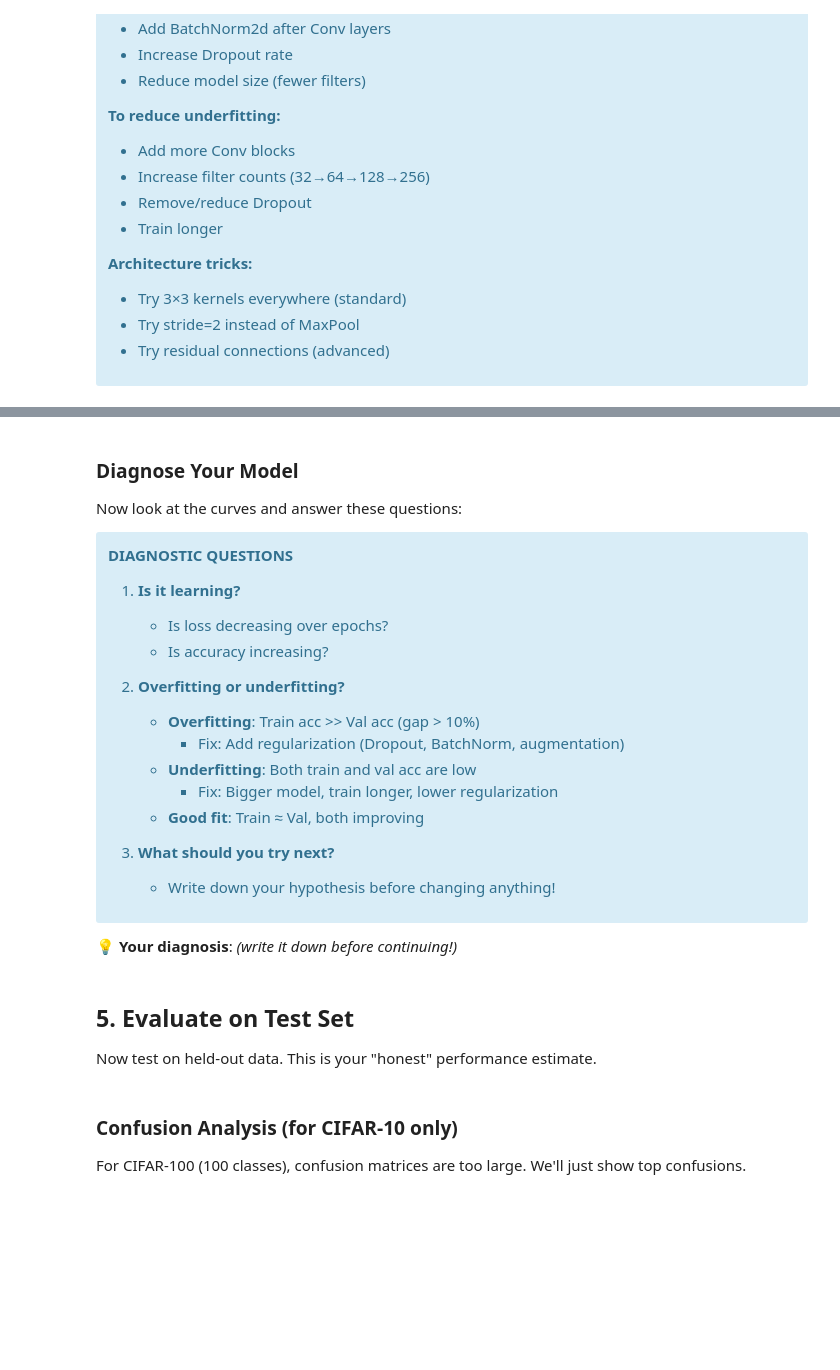
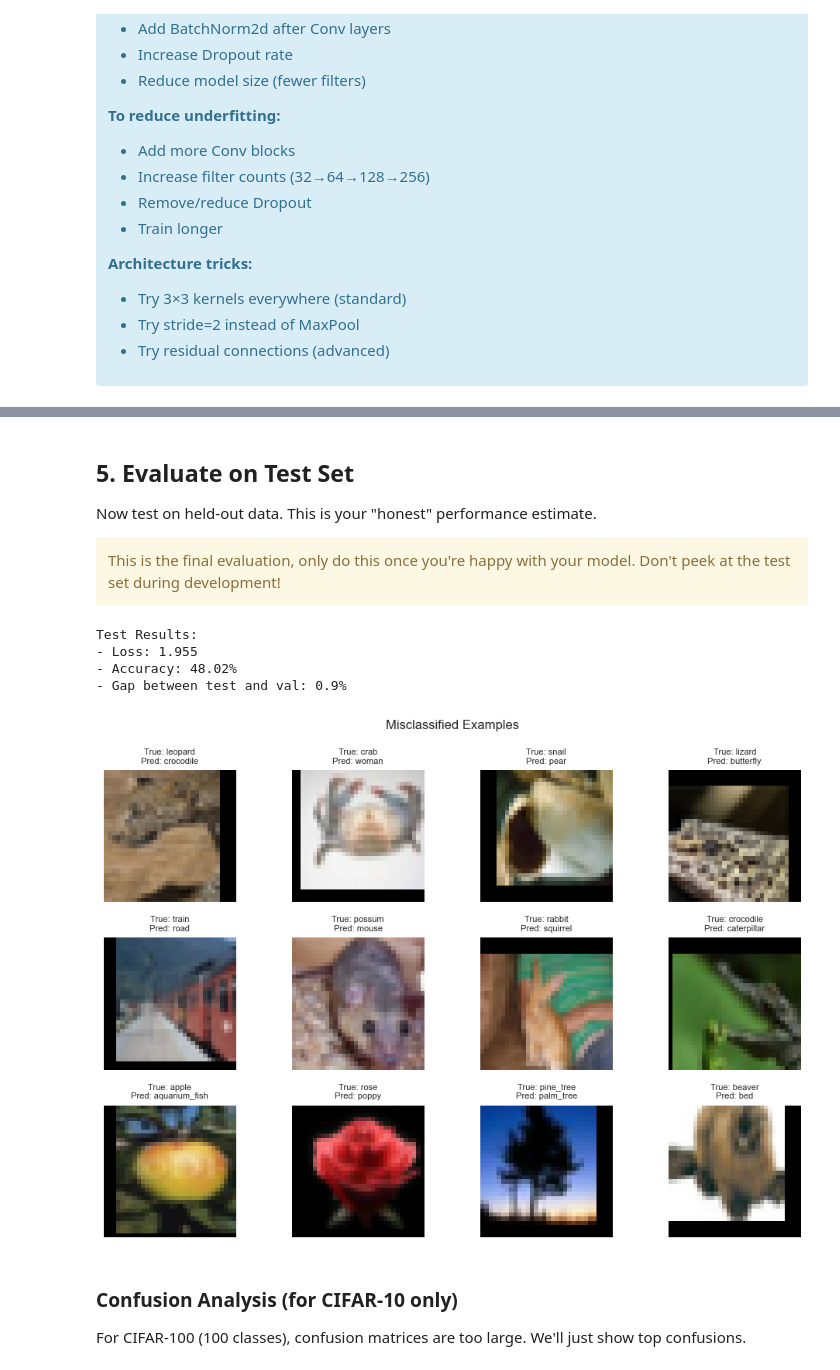
Before and after one commit to vib-training-conferences/machine-learning-and-deep-learning-fundamentals, a Jupyter notebook: exercises/cnn_capstone_classification.ipynb, the cells around one changed output, grey strips where cells are left out. Drawn from its saved outputs; the diff is of its cells as text; code cells hidden in the pictures; blank space fills up the shorter version.

```diff
--- a/exercises/cnn_capstone_classification.ipynb
+++ b/exercises/cnn_capstone_classification.ipynb
@@ -513,48 +462,31 @@ plot_history(history)
-# %% [markdown]
-### Diagnose Your Model
-
-Now look at the curves and answer these questions:
-
-<div class="alert alert-block alert-info">
-<b>DIAGNOSTIC QUESTIONS</b>
-
-1. **Is it learning?**
-   - Is loss decreasing over epochs?
-   - Is accuracy increasing?
-
-2. **Overfitting or underfitting?**
-   - **Overfitting**: Train acc >> Val acc (gap > 10%)
-     - Fix: Add regularization (Dropout, BatchNorm, augmentation)
-   - **Underfitting**: Both train and val acc are low
-     - Fix: Bigger model, train longer, lower regularization
-   - **Good fit**: Train ≈ Val, both improving
-
-3. **What should you try next?**
-   - Write down your hypothesis before changing anything!
-</div>
-
-💡 **Your diagnosis**: _(write it down before continuing!)_
 # %% [markdown]
 ## 5. Evaluate on Test Set
 
 Now test on held-out data. This is your "honest" performance estimate.
+
+<div class="alert alert-block alert-warning">
+This is the final evaluation, only do this once you're happy with your model. Don't peek at the test set during development!
+</div>
 # %%
 test_loss, test_acc = evaluate_loader(model, test_loader, criterion, device)
 
-print(f"📊 Test Results:")
-print(f"  • Loss: {test_loss:.3f}")
-print(f"  • Accuracy: {test_acc*100:.2f}%")
+print(f"Test Results:")
+print(f"- Loss: {test_loss:.3f}")
+print(f"- Accuracy: {test_acc*100:.2f}%")
 
 # Compare to validation
 val_final = history["val_acc"][-1]
 diff = abs(test_acc - val_final)
-if diff < 0.02:
-    print(f"  • ✓ Good! Test ≈ Val (diff: {diff*100:.1f}%)")
-else:
-    print(f"  • ⚠️ Gap between test and val: {diff*100:.1f}%")
+print(f"- Gap between test and val: {diff*100:.1f}%")
 
 # Show some mistakes
-show_misclassifications(test_dataset, model, class_names, device, n=12)
+show_misclassifications(test_data, model, class_names, device, n=12)
+# %% [output]
+Test Results:
+- Loss: 1.955
+- Accuracy: 48.02%
+- Gap between test and val: 0.9%
+[figure, added]
 # %% [markdown]
 ### Confusion Analysis (for CIFAR-10 only)
 
```
Also changed, not shown: parts of 20 cells of this notebook, 3 other files.
